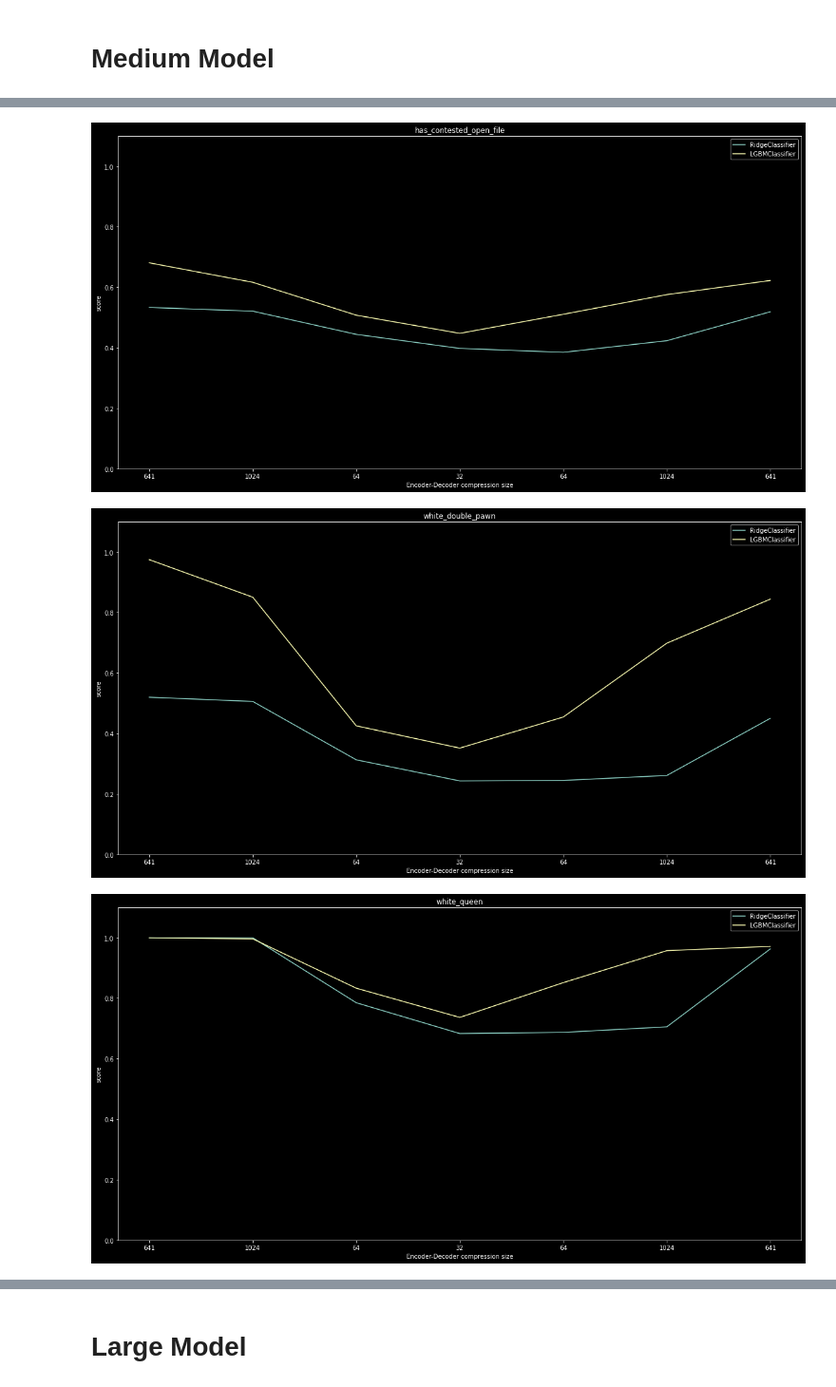
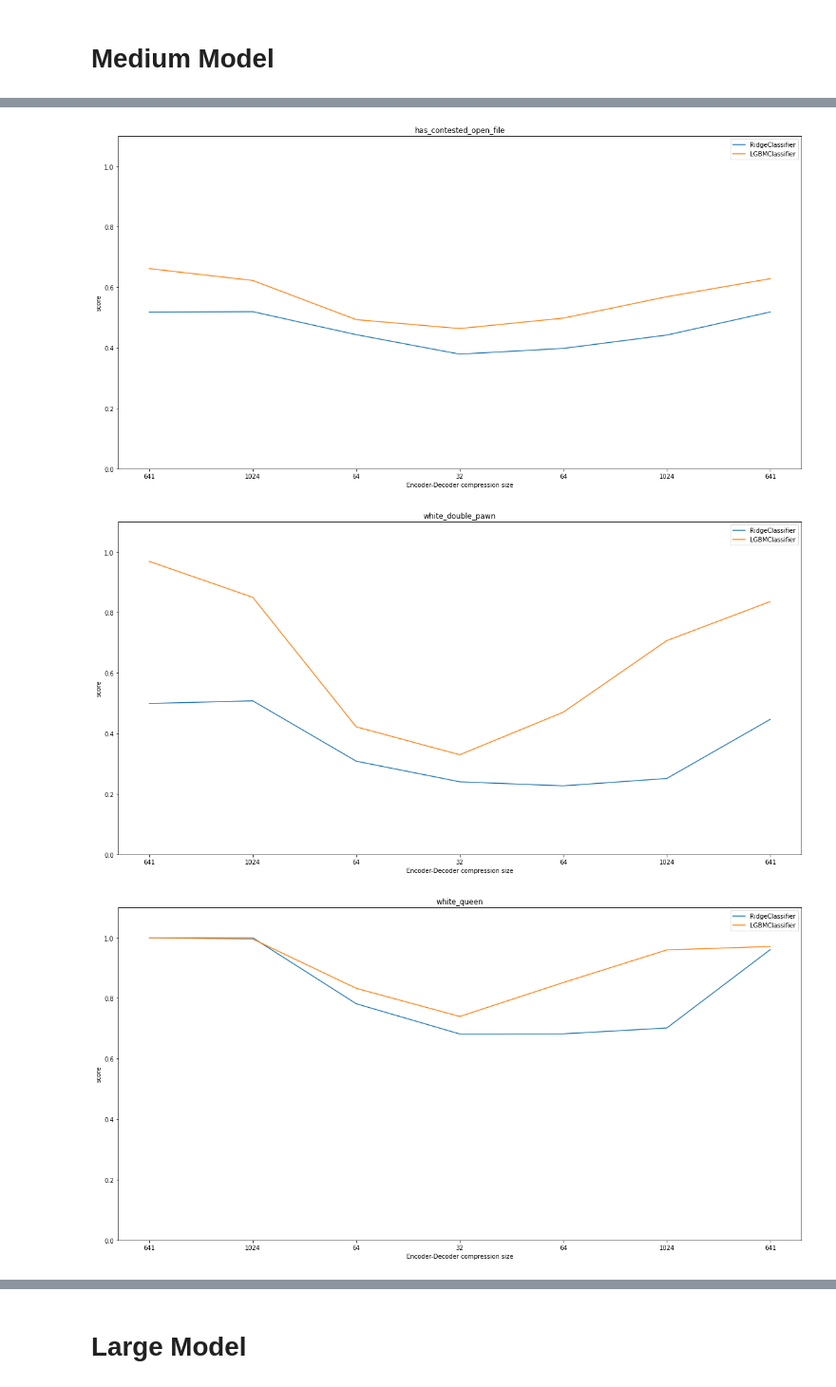
Before and after one commit to adalsteinnpals/stockfish_explain, a Jupyter notebook: stockfish_explain/experiments/chess_auto_encoder/analyze_results.ipynb, the cells around one changed output, grey strips where cells are left out. Shown at 95% size. Cells and saved outputs as stored; diff of their text form; code cells hidden in the pictures.

```diff
--- a/stockfish_explain/experiments/chess_auto_encoder/analyze_results.ipynb
+++ b/stockfish_explain/experiments/chess_auto_encoder/analyze_results.ipynb
@@ -361,7 +369,7 @@ X: decoder_3, y: white_queen, model_name: .LGBMClassifier
-# %%
-
-plot_results(df_results)
-# %% [output]
-[figure, removed]
-[figure, removed]
-[figure, removed]
+# %%
+df_results = pd.read_pickle('data/df_results_medium.pkl')
+plot_results(df_results)
+# %% [output]
+[figure, added]
+[figure, added]
+[figure, added]
```
Also changed, not shown: parts of 14 cells of this notebook, 20 other files.
